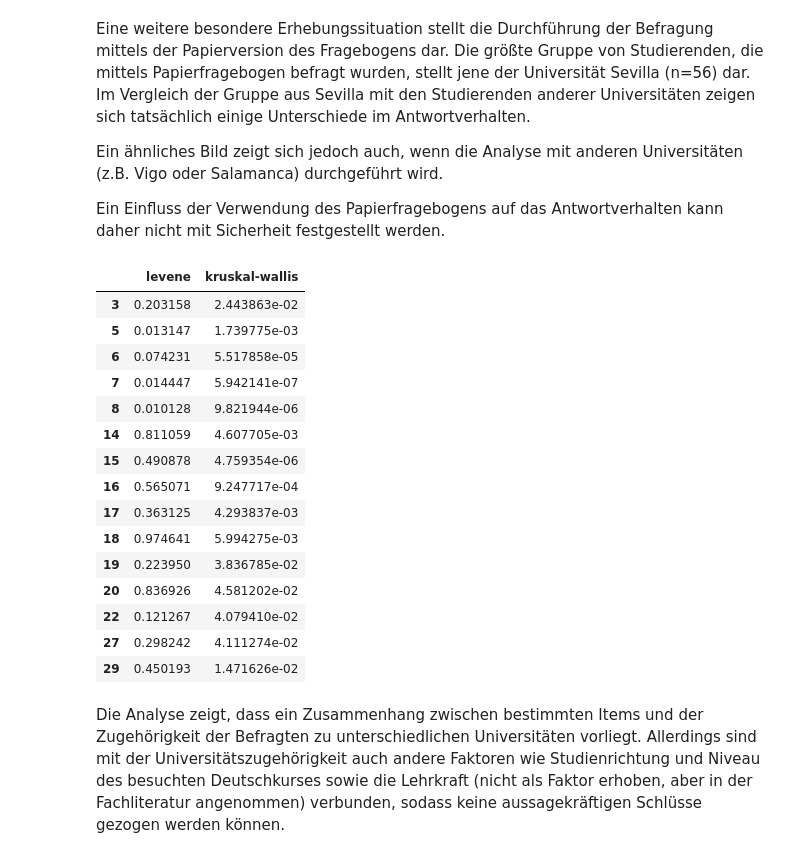
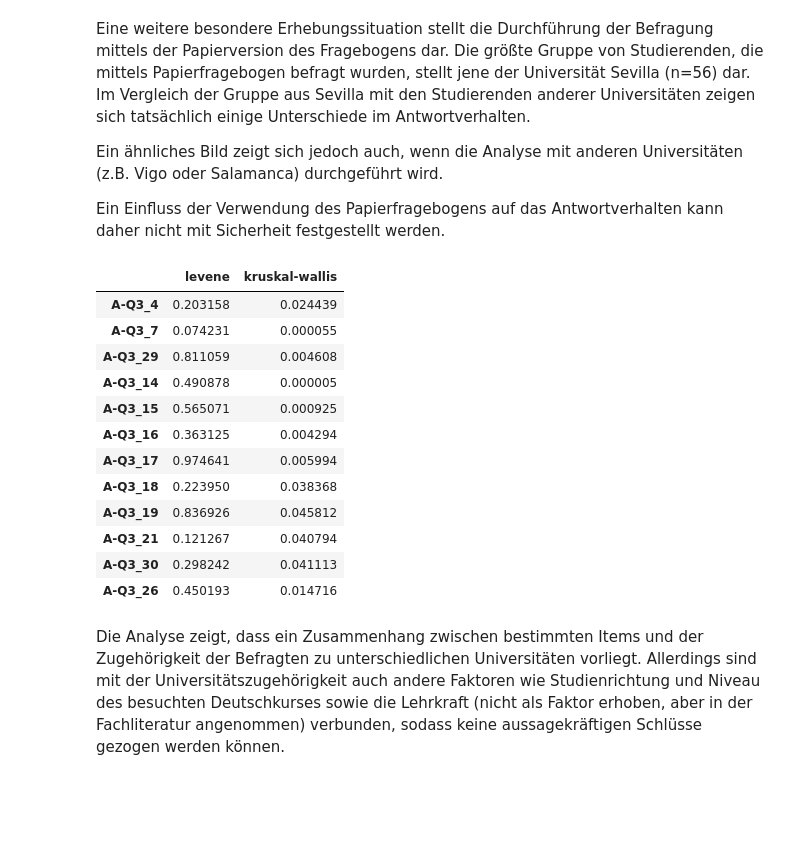
Before and after one commit to martinakienberger/Dissertation_LIS, a Jupyter notebook: Datenanalyse_Inferenz.ipynb, the cells around one changed output. Saved outputs shown, nothing was run; the diff lists cells and outputs as text; code cells hidden in the pictures; blank space fills up the shorter version.

```diff
--- a/Datenanalyse_Inferenz.ipynb
+++ b/Datenanalyse_Inferenz.ipynb
@@ -179,20 +194,24 @@ lst = Liste_A_Q2
 levene_test = []
 for col in lst:
     levene_test.append(stats.levene(data[col][data[var]==1],
-                      data[col][data[var]==2],
-                      data[col][(data[var]==3) | (data[var]==4)],
-                      data[col][data[var]==8]).pvalue)
+                        data[col][data[var]==2],
+                        data[col][(data[var]==3) | (data[var]==4)],
+                        data[col][(data[var]==5) | (data[var]==6) | (data[var]==7) | (data[var]==8)]).pvalue)
 
 kruskal_test = []
 for col in lst:
     kruskal_test.append(stats.kruskal(data[col][data[var]==1],
-                      data[col][data[var]==2],
-                      data[col][(data[var]==3) | (data[var]==4)],
-                      data[col][data[var]==8]).pvalue)
+                        data[col][data[var]==2],
+                        data[col][(data[var]==3) | (data[var]==4)],
+                        data[col][(data[var]==5) | (data[var]==6) | (data[var]==7) | (data[var]==8)]).pvalue)
 
 df = pd.DataFrame(levene_test)
 df.rename(columns={0:'levene'}, inplace=True)
 df['kruskal-wallis'] = kruskal_test
-df[df['kruskal-wallis'] < 0.05]
+df_result = df[(df['levene'] > 0.05) & (df['kruskal-wallis'] < 0.05)]
+
+df_result.index = [Liste_A_Q2[ind] for ind in df_result.index]
+
+df_result
 # %% [output]
 |  | levene | kruskal-wallis |
@@ -550,47 +643,48 @@ Ein Einfluss der Verwendung des Papierfragebogens auf das Antwortverhalten kann
 # %%
 data = Daten_A3[Daten_A3['D-Q1']!=0]
 var = 'D-Q1'
 lst = Liste_A_Q3
 
 levene_test = []
 for col in lst:
     levene_test.append(stats.levene(data[col][data[var]==63],
                                 data[col][data[var]==67],
                                 data[col][data[var]==73],
                                 data[col][data[var]==29],
                                 data[col][data[var]==66],
                                 data[col][data[var]==20]).pvalue)
 
 kruskal_test = []
 for col in lst:
     kruskal_test.append(stats.kruskal(data[col][data[var]==63],
                                 data[col][data[var]==67],
                                 data[col][data[var]==73],
                                 data[col][data[var]==29],
                                 data[col][data[var]==66],
                                 data[col][data[var]==20]).pvalue)
 
 df = pd.DataFrame(levene_test)
 df.rename(columns={0:'levene'}, inplace=True)
 df['kruskal-wallis'] = kruskal_test
-df[df['kruskal-wallis'] < 0.05]
+df_result = df[(df['levene'] > 0.05) & (df['kruskal-wallis'] < 0.05)]
+
+df_result.index = [Liste_A_Q3[ind] for ind in df_result.index]
+
+df_result
 # %% [output]
 |  | levene | kruskal-wallis |
-| 3 | 0.203158 | 2.443863e-02 |
-| 5 | 0.013147 | 1.739775e-03 |
-| 6 | 0.074231 | 5.517858e-05 |
-| 7 | 0.014447 | 5.942141e-07 |
-| 8 | 0.010128 | 9.821944e-06 |
-| 14 | 0.811059 | 4.607705e-03 |
-| 15 | 0.490878 | 4.759354e-06 |
-| 16 | 0.565071 | 9.247717e-04 |
-| 17 | 0.363125 | 4.293837e-03 |
-| 18 | 0.974641 | 5.994275e-03 |
-| 19 | 0.223950 | 3.836785e-02 |
-| 20 | 0.836926 | 4.581202e-02 |
-| 22 | 0.121267 | 4.079410e-02 |
-| 27 | 0.298242 | 4.111274e-02 |
-| 29 | 0.450193 | 1.471626e-02 |
+| A-Q3_4 | 0.203158 | 0.024439 |
+| A-Q3_7 | 0.074231 | 0.000055 |
+| A-Q3_29 | 0.811059 | 0.004608 |
+| A-Q3_14 | 0.490878 | 0.000005 |
+| A-Q3_15 | 0.565071 | 0.000925 |
+| A-Q3_16 | 0.363125 | 0.004294 |
+| A-Q3_17 | 0.974641 | 0.005994 |
+| A-Q3_18 | 0.223950 | 0.038368 |
+| A-Q3_19 | 0.836926 | 0.045812 |
+| A-Q3_21 | 0.121267 | 0.040794 |
+| A-Q3_30 | 0.298242 | 0.041113 |
+| A-Q3_26 | 0.450193 | 0.014716 |
 # %% [markdown]
 Die Analyse zeigt, dass ein Zusammenhang zwischen bestimmten Items und der Zugehörigkeit der Befragten zu unterschiedlichen Universitäten vorliegt. Allerdings sind mit der Universitätszugehörigkeit auch andere Faktoren wie Studienrichtung und Niveau des besuchten Deutschkurses sowie die Lehrkraft (nicht als Faktor erhoben, aber in der Fachliteratur angenommen) verbunden, sodass keine aussagekräftigen Schlüsse gezogen werden können.
 # %% [markdown]
```
Also changed, not shown: parts of 38 cells of this notebook.
